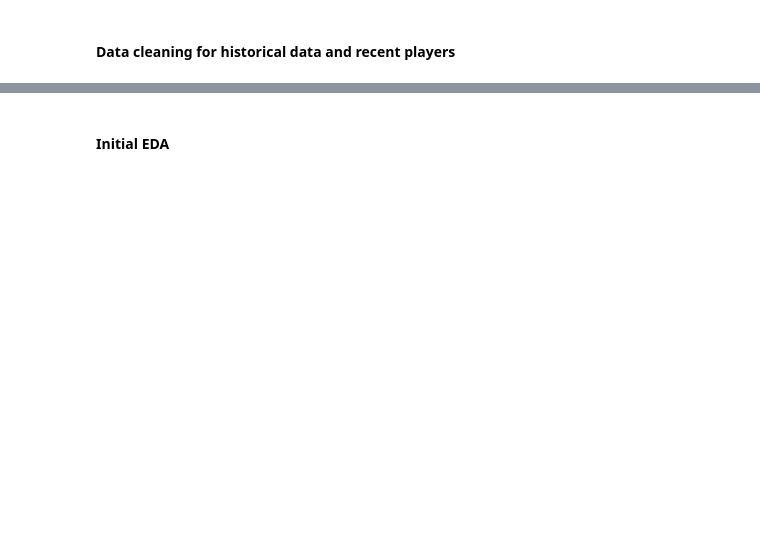
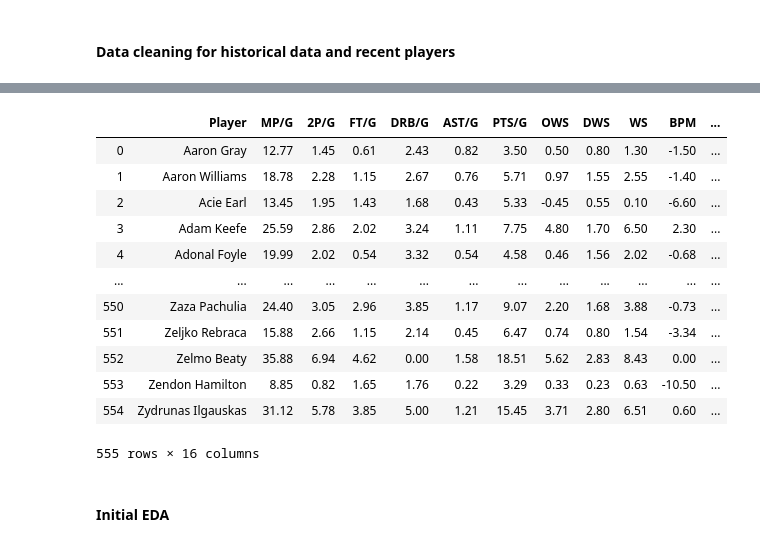
Before and after one commit to Naricky/nba_allstar_predictor, a Jupyter notebook: capstone_refactored.ipynb, the cells around one changed output, grey strips where cells are left out. Saved outputs shown, nothing was run; the diff lists cells and outputs as text; code cells hidden in the pictures; blank space fills up the shorter version.

```diff
--- a/capstone_refactored.ipynb
+++ b/capstone_refactored.ipynb
@@ -216,3 +290,19 @@ joined_df = joined_df.reset_index()
+# %%
+season_stats_filtered
+# %% [output]
+|  | Player | MP/G | 2P/G | FT/G | DRB/G | AST/G | PTS/G | OWS | DWS | WS | BPM | ... |
+| 0 | Aaron Gray | 12.77 | 1.45 | 0.61 | 2.43 | 0.82 | 3.50 | 0.50 | 0.80 | 1.30 | -1.50 | ... |
+| 1 | Aaron Williams | 18.78 | 2.28 | 1.15 | 2.67 | 0.76 | 5.71 | 0.97 | 1.55 | 2.55 | -1.40 | ... |
+| 2 | Acie Earl | 13.45 | 1.95 | 1.43 | 1.68 | 0.43 | 5.33 | -0.45 | 0.55 | 0.10 | -6.60 | ... |
+| 3 | Adam Keefe | 25.59 | 2.86 | 2.02 | 3.24 | 1.11 | 7.75 | 4.80 | 1.70 | 6.50 | 2.30 | ... |
+| 4 | Adonal Foyle | 19.99 | 2.02 | 0.54 | 3.32 | 0.54 | 4.58 | 0.46 | 1.56 | 2.02 | -0.68 | ... |
+| ... | ... | ... | ... | ... | ... | ... | ... | ... | ... | ... | ... | ... |
+| 550 | Zaza Pachulia | 24.40 | 3.05 | 2.96 | 3.85 | 1.17 | 9.07 | 2.20 | 1.68 | 3.88 | -0.73 | ... |
+| 551 | Zeljko Rebraca | 15.88 | 2.66 | 1.15 | 2.14 | 0.45 | 6.47 | 0.74 | 0.80 | 1.54 | -3.34 | ... |
+| 552 | Zelmo Beaty | 35.88 | 6.94 | 4.62 | 0.00 | 1.58 | 18.51 | 5.62 | 2.83 | 8.43 | 0.00 | ... |
+| 553 | Zendon Hamilton | 8.85 | 0.82 | 1.65 | 1.76 | 0.22 | 3.29 | 0.33 | 0.23 | 0.63 | -10.50 | ... |
+| 554 | Zydrunas Ilgauskas | 31.12 | 5.78 | 3.85 | 5.00 | 1.21 | 15.45 | 3.71 | 2.80 | 6.51 | 0.60 | ... |
+555 rows × 16 columns
 # %% [markdown]
 <h4> Initial EDA </h4>
 # %%
```
Also changed, not shown: parts of 24 cells of this notebook, 1 other file.
